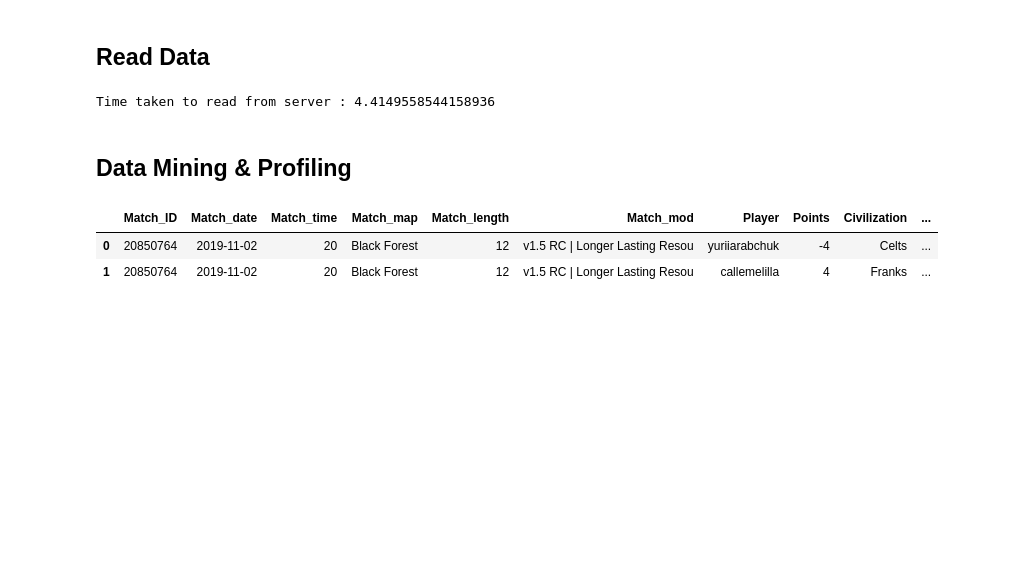
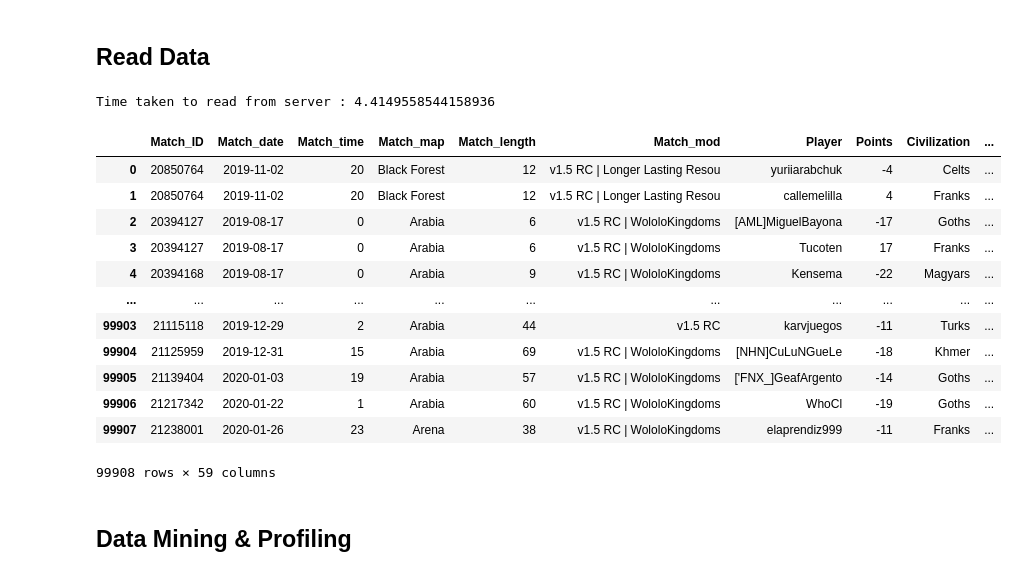
Before and after one commit to InspectorFowler/AgeofEmpires2_Voobly, a Jupyter notebook: src/Mining/Data_mining.ipynb, the cells around one changed output. Drawn from its saved outputs; the diff is of its cells as text; code cells hidden in the pictures; blank space fills up the shorter version.

```diff
--- a/src/Mining/Data_mining.ipynb
+++ b/src/Mining/Data_mining.ipynb
@@ -37,6 +37,22 @@ db_conn,db_cursor,engine = setup_sql_conn('localhost','AOE2_VOOBLY')
 match_data = sql_read('C:/Users/Parikshit_verma/Documents/GitHub/AgeofEmpires2_Voobly/Input/match_data_query.sql',db_conn)
 # %% [output]
 Time taken to read from server : 4.4149558544158936
+# %%
+match_data
+# %% [output]
+|  | Match_ID | Match_date | Match_time | Match_map | Match_length | Match_mod | Player | Points | Civilization | ... |
+| 0 | 20850764 | 2019-11-02 | 20 | Black Forest | 12 | v1.5 RC | Longer Lasting Resou | yuriiarabchuk | -4 | Celts | ... |
+| 1 | 20850764 | 2019-11-02 | 20 | Black Forest | 12 | v1.5 RC | Longer Lasting Resou | callemelilla | 4 | Franks | ... |
+| 2 | 20394127 | 2019-08-17 | 0 | Arabia | 6 | v1.5 RC | WololoKingdoms | [AML]MiguelBayona | -17 | Goths | ... |
+| 3 | 20394127 | 2019-08-17 | 0 | Arabia | 6 | v1.5 RC | WololoKingdoms | Tucoten | 17 | Franks | ... |
+| 4 | 20394168 | 2019-08-17 | 0 | Arabia | 9 | v1.5 RC | WololoKingdoms | Kensema | -22 | Magyars | ... |
+| ... | ... | ... | ... | ... | ... | ... | ... | ... | ... | ... |
+| 99903 | 21115118 | 2019-12-29 | 2 | Arabia | 44 | v1.5 RC | karvjuegos | -11 | Turks | ... |
+| 99904 | 21125959 | 2019-12-31 | 15 | Arabia | 69 | v1.5 RC | WololoKingdoms | [NHN]CuLuNGueLe | -18 | Khmer | ... |
+| 99905 | 21139404 | 2020-01-03 | 19 | Arabia | 57 | v1.5 RC | WololoKingdoms | ['FNX_]GeafArgento | -14 | Goths | ... |
+| 99906 | 21217342 | 2020-01-22 | 1 | Arabia | 60 | v1.5 RC | WololoKingdoms | WhoCl | -19 | Goths | ... |
+| 99907 | 21238001 | 2020-01-26 | 23 | Arena | 38 | v1.5 RC | WololoKingdoms | elaprendiz999 | -11 | Franks | ... |
+99908 rows × 59 columns
 # %% [markdown]
 ## Data Mining & Profiling
 # %%
@@ -153,9 +169,3 @@ match_data = (match_data
 
 match_data = match_data[match_data.columns.drop(list(match_data.filter(regex='max')))]
 match_data = match_data[match_data.columns.drop(list(match_data.filter(regex='min')))]
-# %%
-match_data[match_data['Match_ID'] == 20850764]
-# %% [output]
-|  | Match_ID | Match_date | Match_time | Match_map | Match_length | Match_mod | Player | Points | Civilization | ... |
-| 0 | 20850764 | 2019-11-02 | 20 | Black Forest | 12 | v1.5 RC | Longer Lasting Resou | yuriiarabchuk | -4 | Celts | ... |
-| 1 | 20850764 | 2019-11-02 | 20 | Black Forest | 12 | v1.5 RC | Longer Lasting Resou | callemelilla | 4 | Franks | ... |
```
Also changed, not shown: parts of 1 cell of this notebook.
